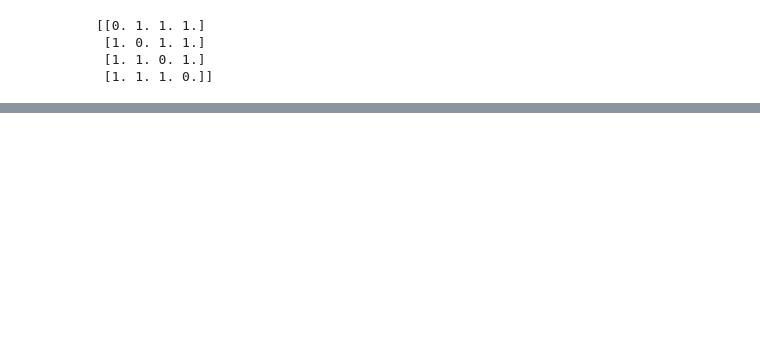
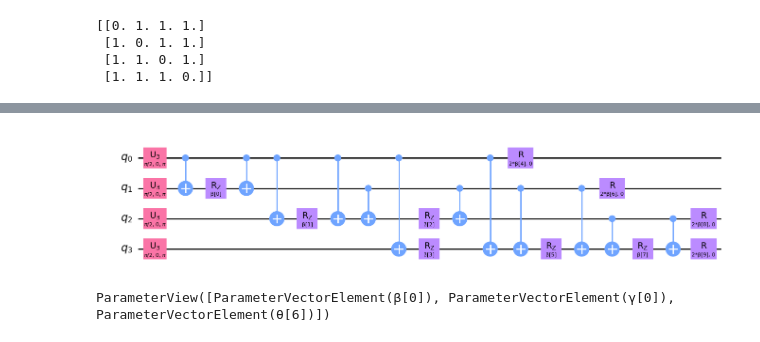
Before and after one commit to filipmazurek/circuit-knitting-toolbox-modified, a Jupyter notebook: docs/circuit_cutting/gate_and_wire_cuts/algorithm_examples/QAOA Example.ipynb, the cells around one changed output, grey strips where cells are left out. Saved outputs shown, nothing was run; the diff lists cells and outputs as text; code cells hidden in the pictures; blank space fills up the shorter version.

```diff
--- a/docs/circuit_cutting/gate_and_wire_cuts/algorithm_examples/QAOA Example.ipynb
+++ b/docs/circuit_cutting/gate_and_wire_cuts/algorithm_examples/QAOA Example.ipynb
@@ -109,0 +146,8 @@ ansatz.decompose(reps=3).draw('mpl')
+# %%
+ansatz.draw('mpl')
+# %% [output]
+[figure, added]
+# %%
+ansatz.parameters
+# %% [output]
+ParameterView([ParameterVectorElement(β[0]), ParameterVectorElement(γ[0]), ParameterVectorElement(θ[6])])
```
Also changed, not shown: parts of 21 cells of this notebook, 4 other files.
